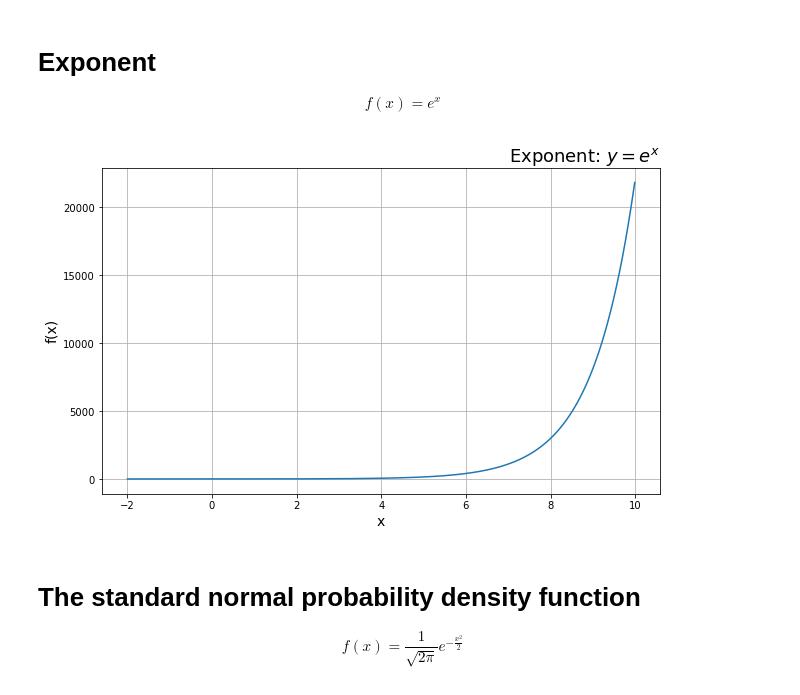
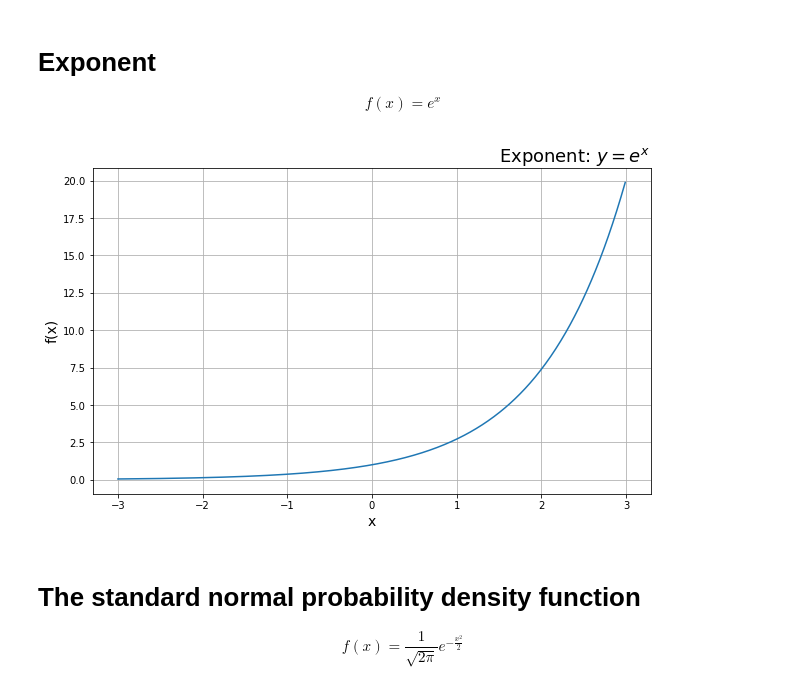
Before and after one commit to ekalachev/jupyter_charts, a Jupyter notebook: matplotlib.ipynb, the cells around one changed output. Saved outputs shown, nothing was run; the diff lists cells and outputs as text; code cells hidden in the pictures.

```diff
--- a/matplotlib.ipynb
+++ b/matplotlib.ipynb
@@ -65,19 +65,19 @@ $$
 # %%
 # Set plot size
 fig = plt.figure(figsize=(10, 6))
 
 plt.ylabel('f(x)', fontsize=14)
 plt.xlabel('x', fontsize=14)
 plt.title(r'Exponent: $y = e^{x}$', fontsize=18, loc='right')
 
 plt.grid(True)
 
-x = np.arange(-2, 10, 0.01)
+x = np.arange(-3, 3, 0.01)
 plt.plot(x, np.e**x)
 
 plt.show()
 # %% [output]
-[figure, old version]
+[figure, new version]
 # %% [markdown]
 # The standard normal probability density function
 
```
Also changed, not shown: parts of 2 cells of this notebook.
